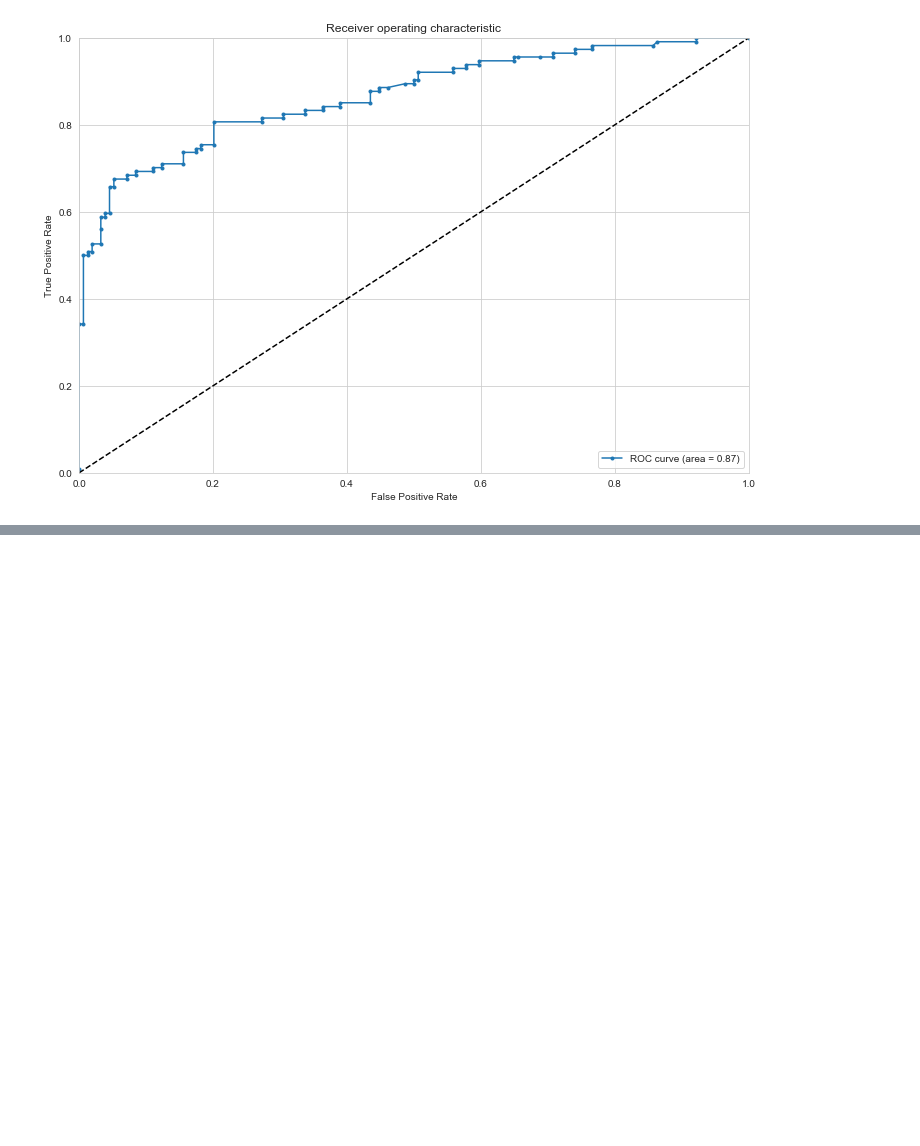
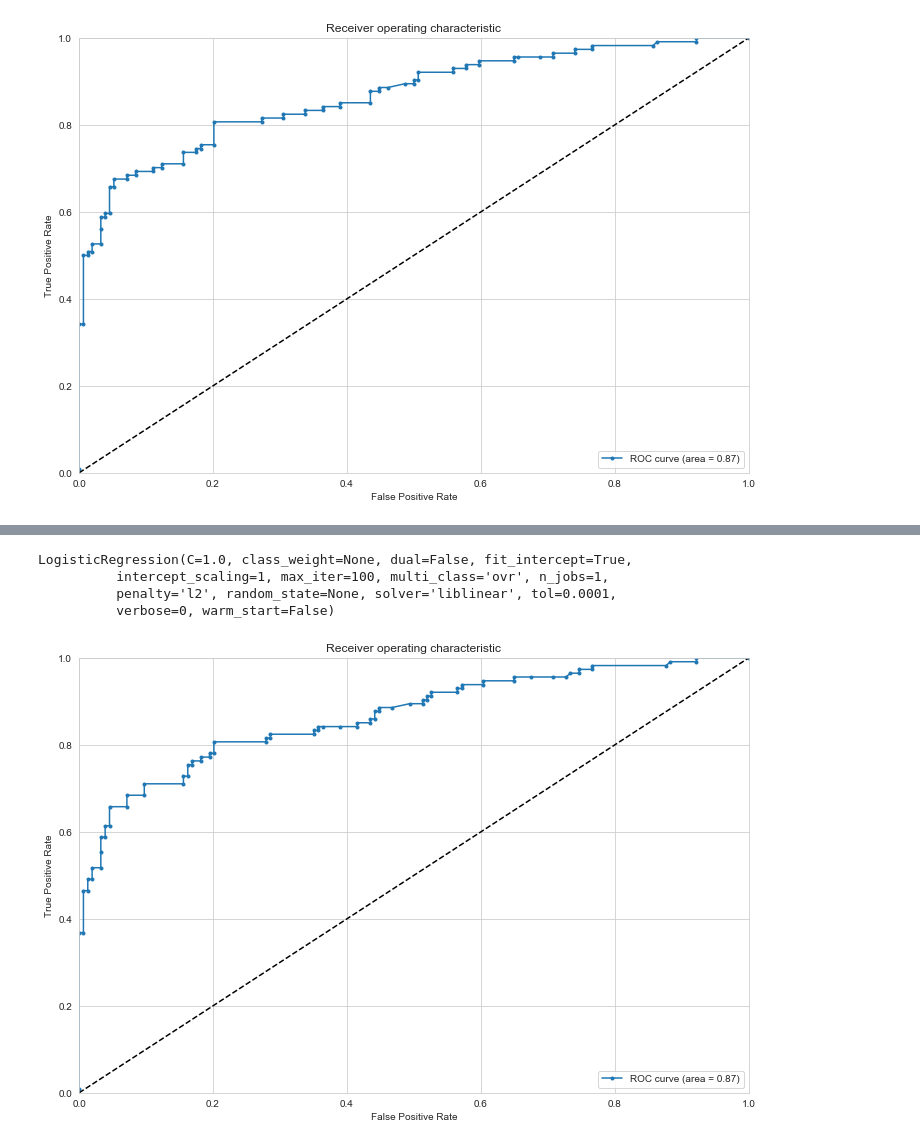
Before and after one commit to agrai1/Predicting-Survivors, a Jupyter notebook: Kaggle challenge - titanic - 9-6-18.ipynb, the cells around one changed output, grey strips where cells are left out. Saved outputs shown, nothing was run; the diff lists cells and outputs as text; code cells hidden in the pictures; blank space fills up the shorter version.

```diff
--- a/Kaggle challenge - titanic - 9-6-18.ipynb
+++ b/Kaggle challenge - titanic - 9-6-18.ipynb
@@ -464,0 +497,34 @@ generate_ROCplot(fpr,tpr,'LR',roc_auc)
+# %%
+X1_train, X1_test, y1_train, y1_test = train_test_split(X1, y1, test_size=0.3, random_state=101)
+# %%
+logmodel_1 = LogisticRegression()
+# %%
+logmodel_1.fit(X1_train,y1_train)
+# %% [output]
+LogisticRegression(C=1.0, class_weight=None, dual=False, fit_intercept=True,
+          intercept_scaling=1, max_iter=100, multi_class='ovr', n_jobs=1,
+          penalty='l2', random_state=None, solver='liblinear', tol=0.0001,
+          verbose=0, warm_start=False)
+# %%
+predictions1 = logmodel_1.predict_proba(X1_test)
+# %%
+fpr1, tpr1, thresholds1 = roc_curve(y1_test, predictions1[:,1])
+roc_auc = auc(fpr1, tpr1)
+
+def generate_ROCplot(fpr1,tpr1,label,roc_auc):
+    plt.clf()
+    plt.plot(fpr1, tpr1, '.-',label='ROC curve (area = %0.2f)' % roc_auc)
+    plt.plot([0, 1], [0, 1], 'k--')
+    plt.xlim([0.0, 1.0])
+    plt.ylim([0.0, 1.0])
+    plt.xlabel('False Positive Rate')
+    plt.ylabel('True Positive Rate')
+    plt.title('Receiver operating characteristic')
+    plt.legend(loc="lower right")
+    plt.show()
+
+# Plots ROC
+plt.figure(figsize=(12,8))
+generate_ROCplot(fpr1,tpr1,'LR',roc_auc)
+# %% [output]
+[figure, added]
```
Also changed, not shown: parts of 12 cells of this notebook.
